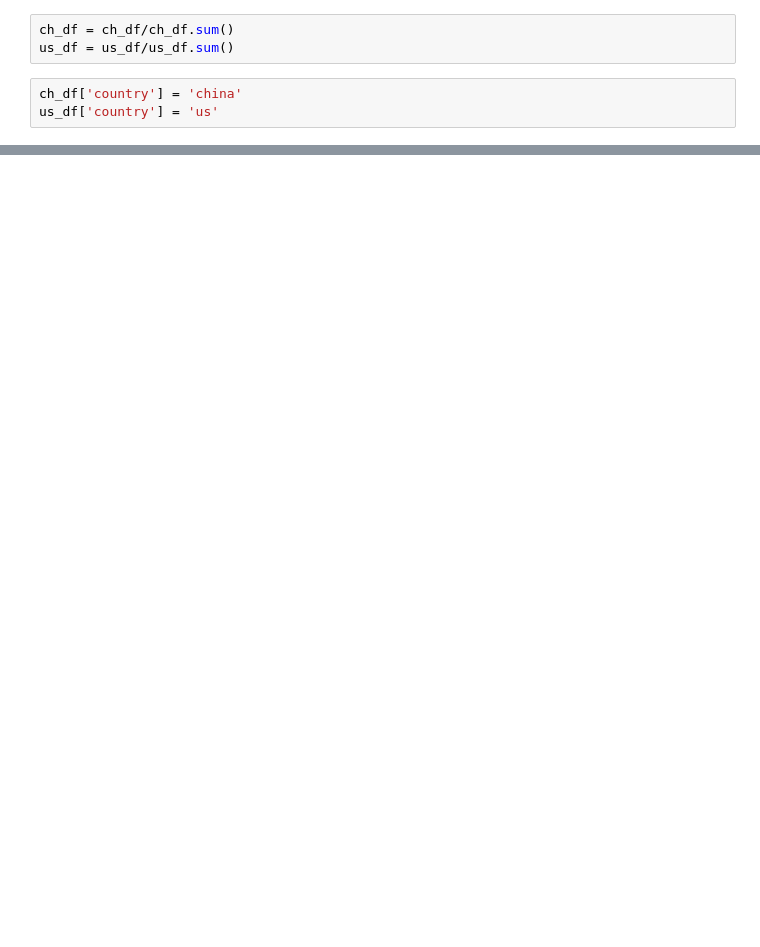
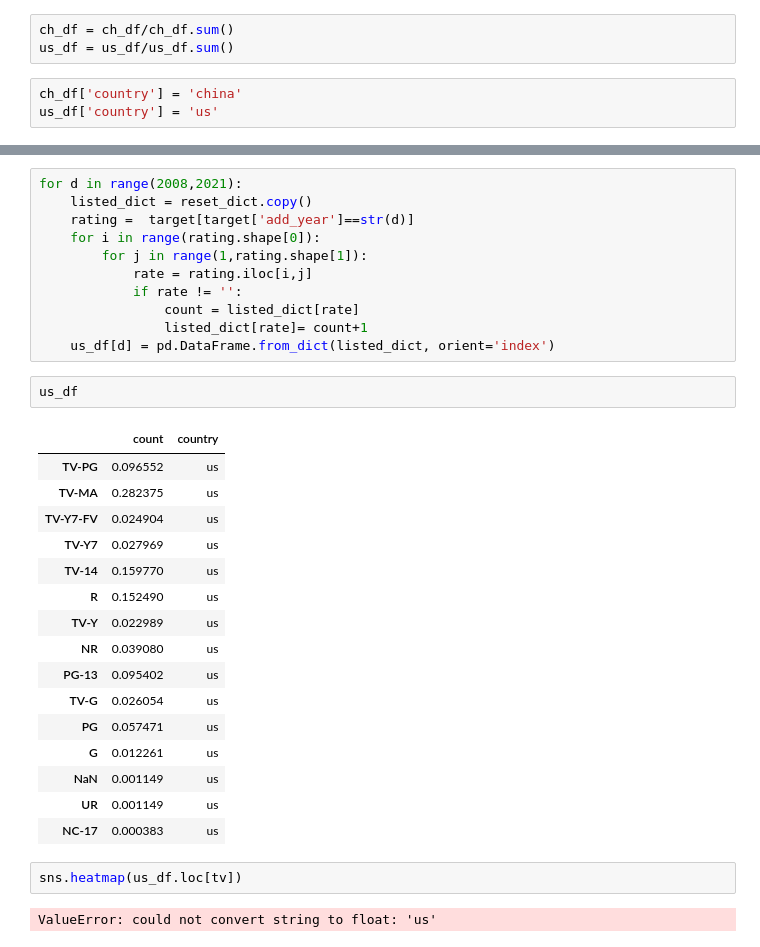
Before and after one commit to willhwh/DS_60Days, a Jupyter notebook: project1_nf.ipynb, the cells around one changed output, grey strips where cells are left out. Saved outputs shown, nothing was run; the diff lists cells and outputs as text; blank space fills up the shorter version.

```diff
--- a/project1_nf.ipynb
+++ b/project1_nf.ipynb
@@ -789,0 +741,34 @@ plt.xticks(rotation=45)
+# %%
+for d in range(2008,2021):
+    listed_dict = reset_dict.copy()
+    rating =  target[target['add_year']==str(d)]
+    for i in range(rating.shape[0]):
+        for j in range(1,rating.shape[1]):
+            rate = rating.iloc[i,j]
+            if rate != '':
+                count = listed_dict[rate]
+                listed_dict[rate]= count+1
+    us_df[d] = pd.DataFrame.from_dict(listed_dict, orient='index')
+# %%
+us_df
+# %% [output]
+|  | count | country |
+| TV-PG | 0.096552 | us |
+| TV-MA | 0.282375 | us |
+| TV-Y7-FV | 0.024904 | us |
+| TV-Y7 | 0.027969 | us |
+| TV-14 | 0.159770 | us |
+| R | 0.152490 | us |
+| TV-Y | 0.022989 | us |
+| NR | 0.039080 | us |
+| PG-13 | 0.095402 | us |
+| TV-G | 0.026054 | us |
+| PG | 0.057471 | us |
+| G | 0.012261 | us |
+| NaN | 0.001149 | us |
+| UR | 0.001149 | us |
+| NC-17 | 0.000383 | us |
+# %%
+sns.heatmap(us_df.loc[tv])
+# %% [output]
+ValueError: could not convert string to float: 'us'
```
Also changed, not shown: parts of 37 cells of this notebook.
